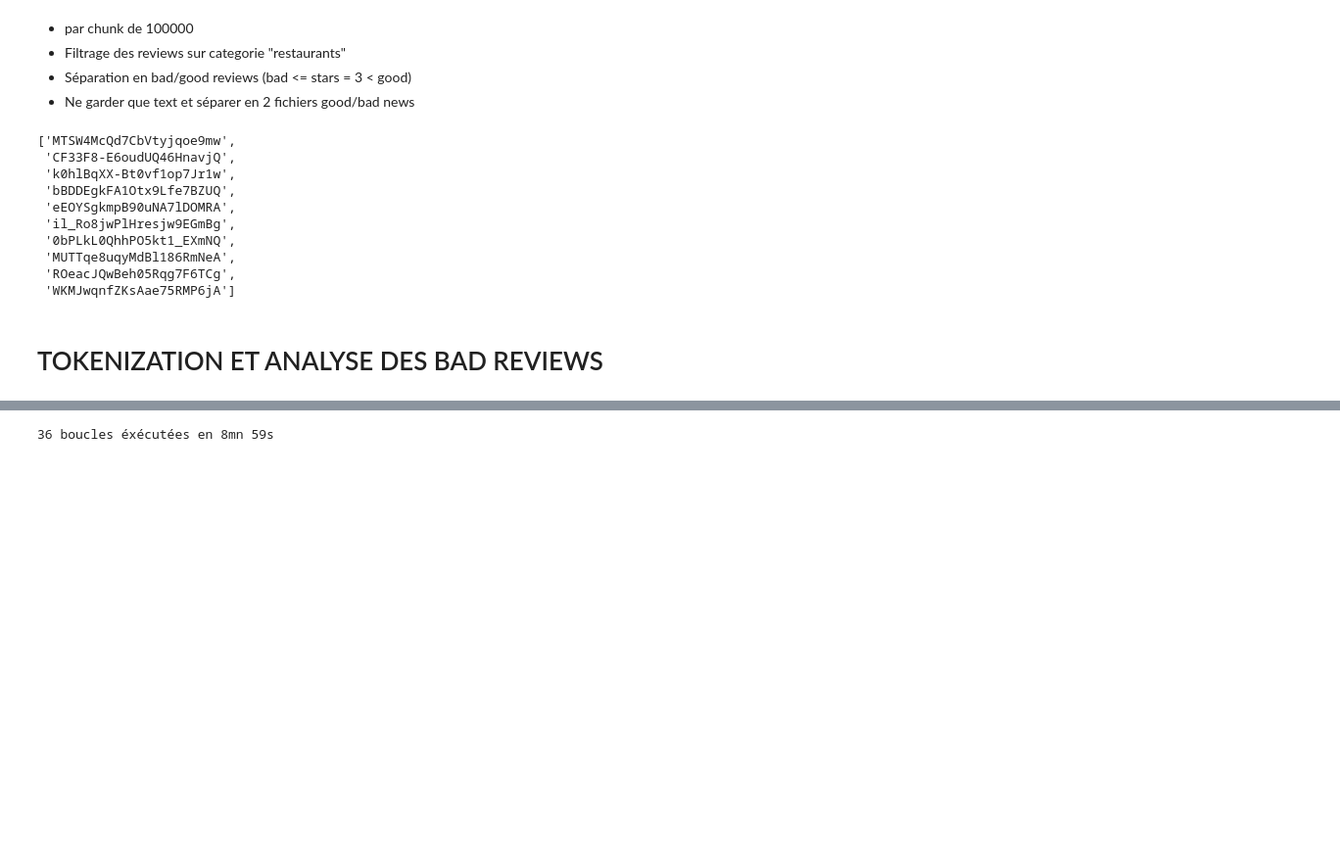
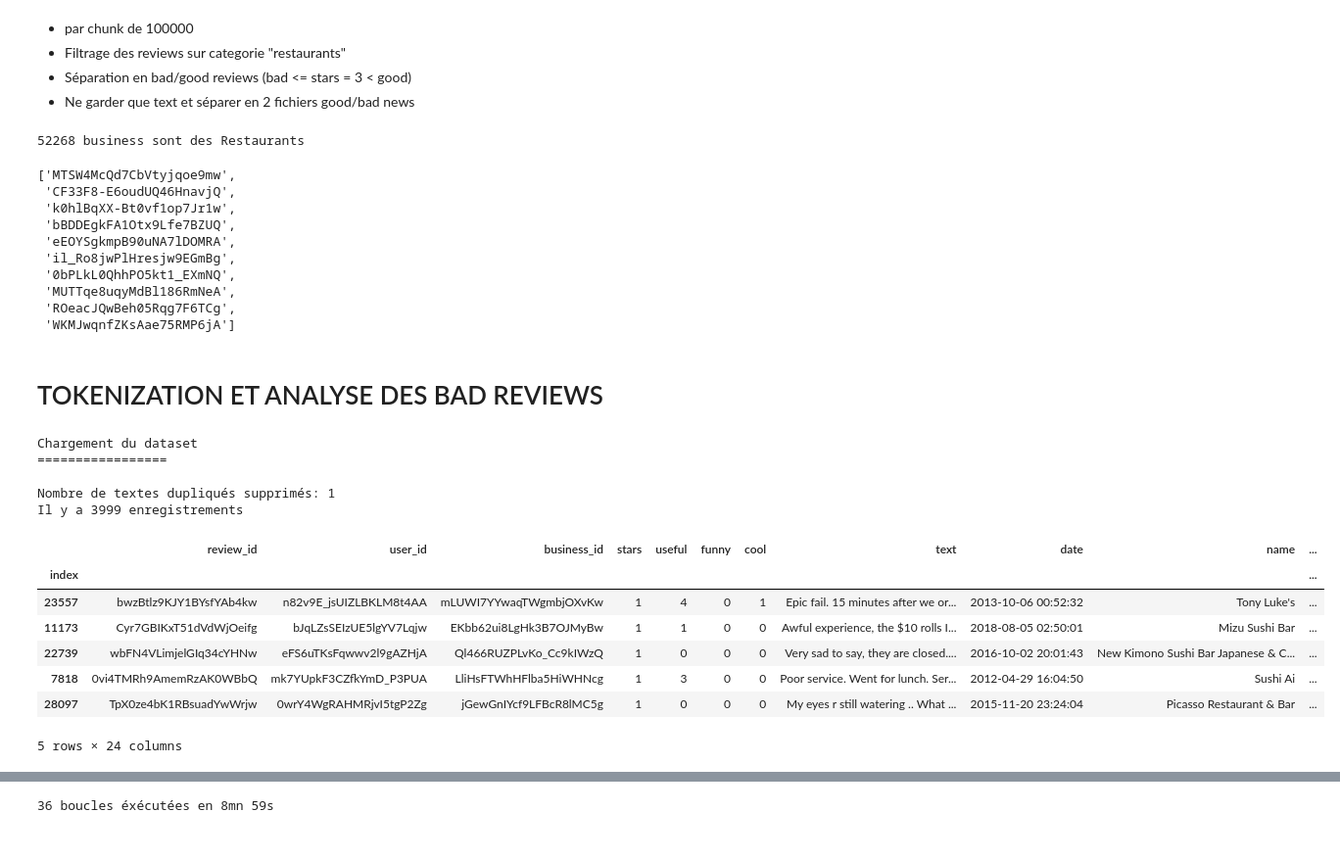
Before and after one commit to CODEheures/oc-ingenieur-ia, a Jupyter notebook: p6/projet/preprocess_text.ipynb, the cells around one changed output, grey strips where cells are left out. Shown at 98% size. Cells and saved outputs as stored; diff of their text form; code cells hidden in the pictures; blank space fills up the shorter version.

```diff
--- a/p6/projet/preprocess_text.ipynb
+++ b/p6/projet/preprocess_text.ipynb
@@ -380,18 +393,20 @@ for index in business.index:
 - Ne garder que text et séparer en 2 fichiers good/bad news
 # %%
 restaurants_ids = business[~business['categories'].isna() & business['categories'].str.contains('Restaurants')]['business_id'].to_list()
+print(f'{len(restaurants_ids)} business sont des Restaurants')
 restaurants_ids[0:10]
 # %% [output]
-['MTSW4McQd7CbVtyjqoe9mw',
- 'CF33F8-E6oudUQ46HnavjQ',
- 'k0hlBqXX-Bt0vf1op7Jr1w',
- 'bBDDEgkFA1Otx9Lfe7BZUQ',
- 'eEOYSgkmpB90uNA7lDOMRA',
- 'il_Ro8jwPlHresjw9EGmBg',
- '0bPLkL0QhhPO5kt1_EXmNQ',
- 'MUTTqe8uqyMdBl186RmNeA',
- 'ROeacJQwBeh05Rqg7F6TCg',
- 'WKMJwqnfZKsAae75RMP6jA']
+52268 business sont des Restaurants
+['MTSW4McQd7CbVtyjqoe9mw',
+ 'CF33F8-E6oudUQ46HnavjQ',
+ 'k0hlBqXX-Bt0vf1op7Jr1w',
+ 'bBDDEgkFA1Otx9Lfe7BZUQ',
+ 'eEOYSgkmpB90uNA7lDOMRA',
+ 'il_Ro8jwPlHresjw9EGmBg',
+ '0bPLkL0QhhPO5kt1_EXmNQ',
+ 'MUTTqe8uqyMdBl186RmNeA',
+ 'ROeacJQwBeh05Rqg7F6TCg',
+ 'WKMJwqnfZKsAae75RMP6jA']
 # %%
 append = False
 good_reviews_file = WORK_DATASET_DIR + 'good_reviews.parquet'
@@ -495,2 +546,18 @@ def find_topics(reviews_file, drop_words_frequency_under = 4, drop_most_frequent
 
     return topics
+# %%
+tf_idf(reviews_file=bad_reviews_file, drop_words_frequency_under=2, drop_most_frequent_words=1, tsne_target='stars', verbose=3)
+# %% [output]
+Chargement du dataset
+=================
+
+Nombre de textes dupliqués supprimés: 1
+Il y a 3999 enregistrements
+|  | review_id | user_id | business_id | stars | useful | funny | cool | text | date | name | ... |
+| index |  |  |  |  |  |  |  |  |  |  | ... |
+| 23557 | bwzBtlz9KJY1BYsfYAb4kw | n82v9E_jsUIZLBKLM8t4AA | mLUWI7YYwaqTWgmbjOXvKw | 1 | 4 | 0 | 1 | Epic fail. 15 minutes after we or... | 2013-10-06 00:52:32 | Tony Luke's | ... |
+| 11173 | Cyr7GBIKxT51dVdWjOeifg | bJqLZsSEIzUE5lgYV7Lqjw | EKbb62ui8LgHk3B7OJMyBw | 1 | 1 | 0 | 0 | Awful experience, the $10 rolls I... | 2018-08-05 02:50:01 | Mizu Sushi Bar | ... |
+| 22739 | wbFN4VLimjelGIq34cYHNw | eFS6uTKsFqwwv2l9gAZHjA | Ql466RUZPLvKo_Cc9kIWzQ | 1 | 0 | 0 | 0 | Very sad to say, they are closed.... | 2016-10-02 20:01:43 | New Kimono Sushi Bar Japanese & C... | ... |
+| 7818 | 0vi4TMRh9AmemRzAK0WBbQ | mk7YUpkF3CZfkYmD_P3PUA | LliHsFTWhHFlba5HiWHNcg | 1 | 3 | 0 | 0 | Poor service. Went for lunch. Ser... | 2012-04-29 16:04:50 | Sushi Ai | ... |
+| 28097 | TpX0ze4bK1RBsuadYwWrjw | 0wrY4WgRAHMRjvI5tgP2Zg | jGewGnIYcf9LFBcR8lMC5g | 1 | 0 | 0 | 0 | My eyes r still watering .. What ... | 2015-11-20 23:24:04 | Picasso Restaurant & Bar | ... |
+5 rows × 24 columns
```
Also changed, not shown: parts of 12 cells of this notebook.
